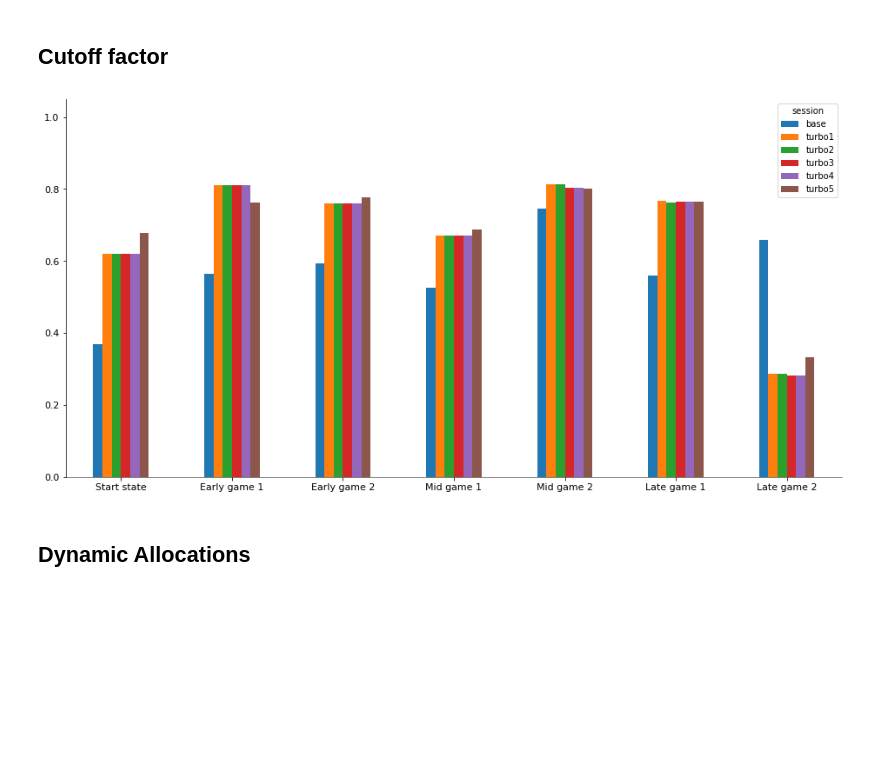
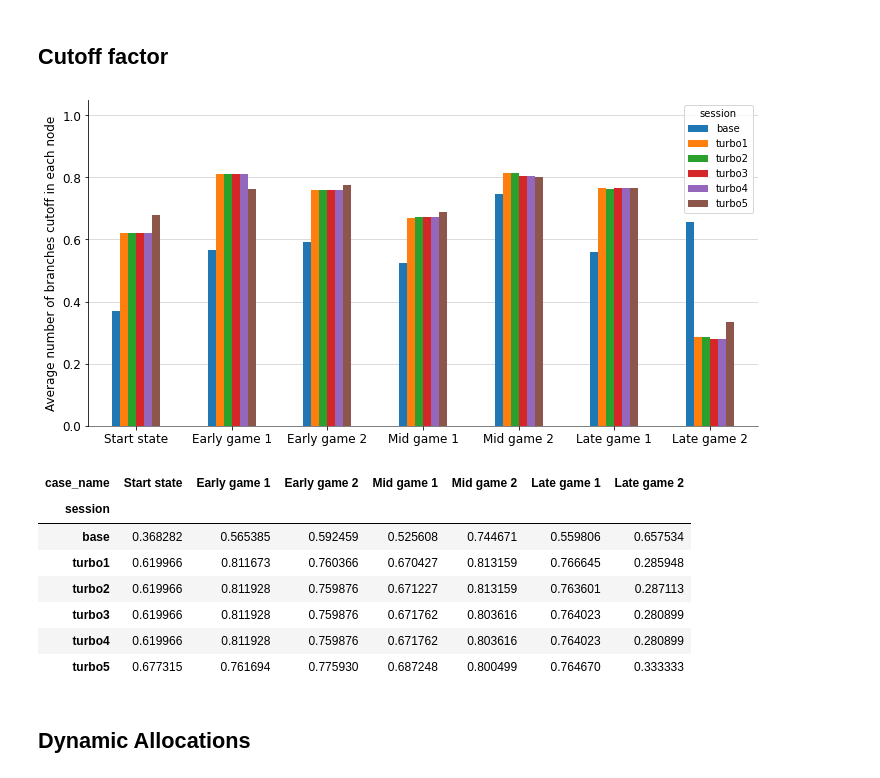
Before and after one commit to maltebp/ChessAI, a Jupyter notebook: PerformanceTest/analysis/analysis.ipynb, the cells around one changed output. Saved outputs shown, nothing was run; the diff lists cells and outputs as text; code cells hidden in the pictures; blank space fills up the shorter version.

```diff
--- a/PerformanceTest/analysis/analysis.ipynb
+++ b/PerformanceTest/analysis/analysis.ipynb
@@ -27,7 +44,9 @@ sessions_to_remove = [
     "it_nimo"
 ]
 
-max_depth_data = remove_sessions(max_depth_data, sessions_to_remove)
+all_data = remove_sessions(all_data, sessions_to_remove)
+
+max_depth_data = all_data.loc[all_data['depth'] == 6]
 # %% [markdown]
 ## Search time
 # %%
@@ -76,12 +109,20 @@ display(max_depth_data.pivot('session','case_name','branching'))
 # %% [markdown]
 ## Cutoff factor
 # %%
-cutoff_chart(max_depth_data)
+cutoff_chart(max_depth_data, ylabel="Average number of branches cutoff in each node")
 
 #bar_chart(max_depth_data.pivot('case_name','session', 'cutoffs'), ylabel="Average cutoffs (per node)")
 #display(max_depth_data.pivot('session','case_name','cutoffs'))
 # %% [output]
-[figure, old version]
+[figure, new version]
+| case_name | Start state | Early game 1 | Early game 2 | Mid game 1 | Mid game 2 | Late game 1 | Late game 2 |
+| session |  |  |  |  |  |  |  |
+| base | 0.368282 | 0.565385 | 0.592459 | 0.525608 | 0.744671 | 0.559806 | 0.657534 |
+| turbo1 | 0.619966 | 0.811673 | 0.760366 | 0.670427 | 0.813159 | 0.766645 | 0.285948 |
+| turbo2 | 0.619966 | 0.811928 | 0.759876 | 0.671227 | 0.813159 | 0.763601 | 0.287113 |
+| turbo3 | 0.619966 | 0.811928 | 0.759876 | 0.671762 | 0.803616 | 0.764023 | 0.280899 |
+| turbo4 | 0.619966 | 0.811928 | 0.759876 | 0.671762 | 0.803616 | 0.764023 | 0.280899 |
+| turbo5 | 0.677315 | 0.761694 | 0.775930 | 0.687248 | 0.800499 | 0.764670 | 0.333333 |
 # %% [markdown]
 ## Dynamic Allocations
 # %%
```
Also changed, not shown: parts of 7 cells of this notebook, 3 other files.
